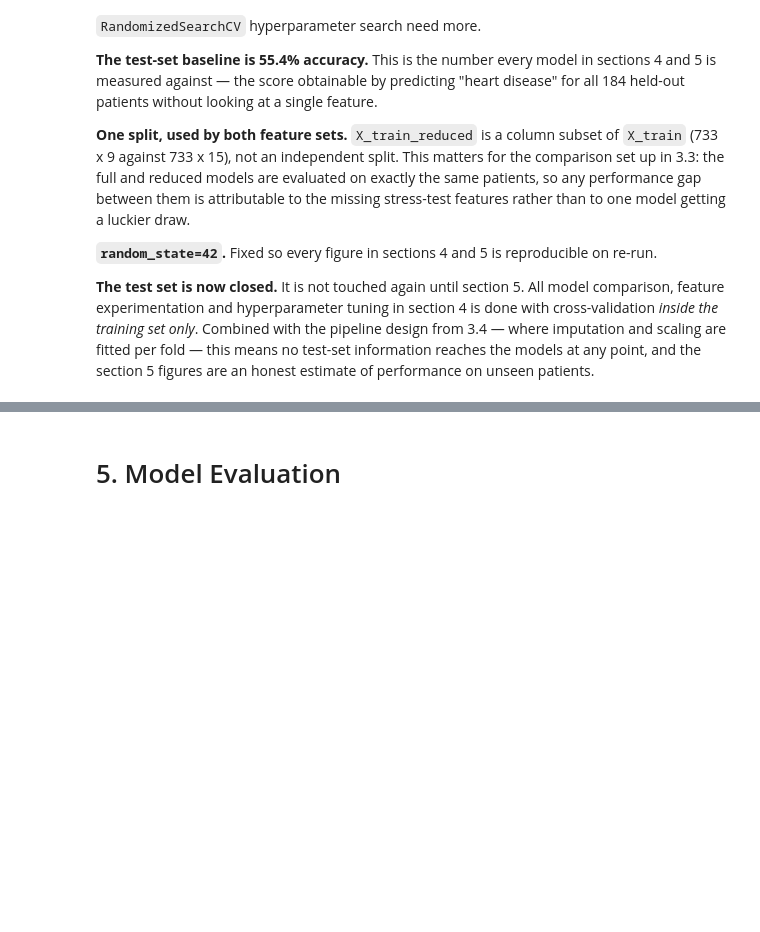
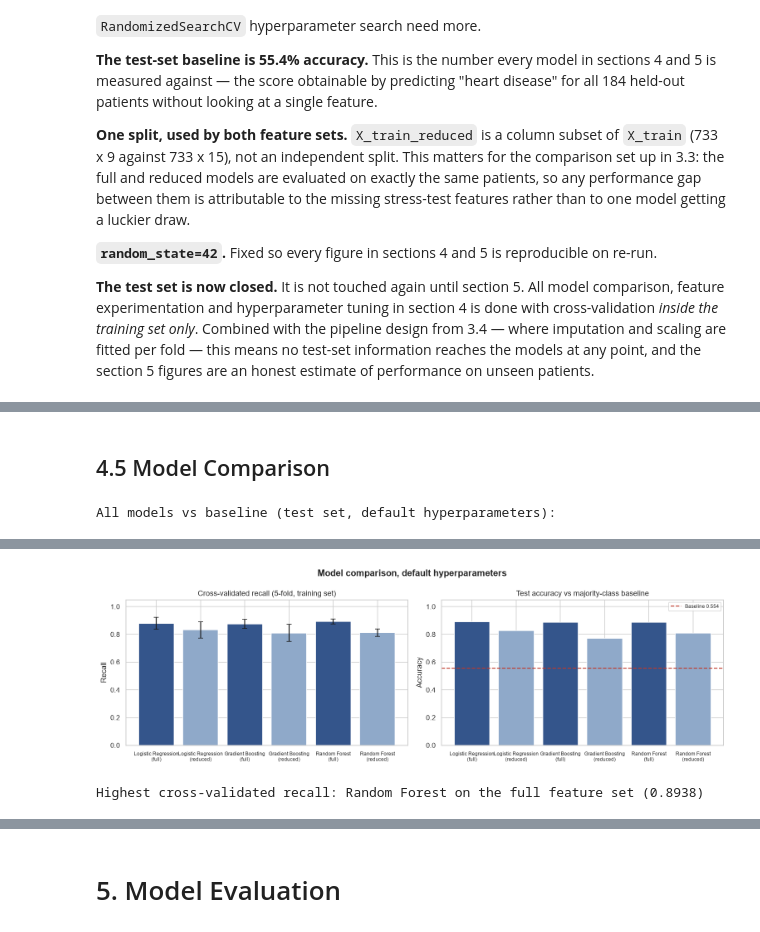
Before and after one commit to AkshayPrakash13892/HeartSaver, a Jupyter notebook: HeartSaver.ipynb, the cells around one changed output, grey strips where cells are left out. Drawn from its saved outputs; the diff is of its cells as text; code cells hidden in the pictures; blank space fills up the shorter version.

Commit message:
Section 4 completed. Models trained and compared. Logistic Regression, Gradient Boosted Decision Trees and Random Forest have been trained.

```diff
--- a/HeartSaver.ipynb
+++ b/HeartSaver.ipynb
@@ -986,0 +1186,58 @@ Reduced set -- train: (733, 9)  test: (184, 9)
+# %% [markdown]
+## 4.5 Model Comparison
+# %%
+## Collect every model into one table, with the baseline as the first row so that
+## no score can be read without seeing what it has to beat.
+
+comparison = pd.DataFrame(results)
+
+baseline_row = pd.DataFrame([{
+    "Model": "Baseline (majority)", "Features": "-",
+    "CV recall": np.nan, "CV std": np.nan,
+    "Accuracy": BASELINE_ACCURACY, "Precision": BASELINE_ACCURACY,
+    "Recall": 1.0, "F1": 2 * BASELINE_ACCURACY / (1 + BASELINE_ACCURACY),
+    "ROC-AUC": 0.5,
+}])
+
+comparison = pd.concat([baseline_row, comparison], ignore_index=True)
+
+## Gain over the baseline is the number that actually matters
+comparison["Acc gain"] = comparison["Accuracy"] - BASELINE_ACCURACY
+
+print("All models vs baseline (test set, default hyperparameters):")
+display(comparison.round(4))
+
+## Visual comparison: CV recall drives model choice, accuracy shows the baseline gap
+fig, axes = plt.subplots(1, 2, figsize=(14, 4.5))
+
+models = comparison[comparison["Model"] != "Baseline (majority)"]
+labels = models["Model"] + "\n(" + models["Features"] + ")"
+colours = ["#34558B" if f == "full" else "#8FA9C9" for f in models["Features"]]
+
+axes[0].bar(labels, models["CV recall"], color=colours,
+            yerr=models["CV std"], capsize=4)
+axes[0].set_title("Cross-validated recall (5-fold, training set)")
+axes[0].set_ylabel("Recall")
+axes[0].set_ylim(0, 1.05)
+axes[0].tick_params(axis="x", labelsize=8)
+
+axes[1].bar(labels, models["Accuracy"], color=colours)
+axes[1].axhline(BASELINE_ACCURACY, color="#C0392B", linestyle="--",
+                label=f"Baseline {BASELINE_ACCURACY:.3f}")
+axes[1].set_title("Test accuracy vs majority-class baseline")
+axes[1].set_ylabel("Accuracy")
+axes[1].set_ylim(0, 1.05)
+axes[1].tick_params(axis="x", labelsize=8)
+axes[1].legend(fontsize=8)
+
+fig.suptitle("Model comparison, default hyperparameters", fontweight="bold")
+plt.tight_layout()
+plt.show()
+
+## Best model by the metric section 1 argued for
+best = comparison[comparison["Model"] != "Baseline (majority)"].sort_values(
+    "CV recall", ascending=False).iloc[0]
+print(f"Highest cross-validated recall: {best['Model']} on the {best['Features']} "
+      f"feature set ({best['CV recall']:.4f})")
+# %% [output]
+All models vs baseline (test set, default hyperparameters):
@@ -986,0 +1252,2 @@ Reduced set -- train: (733, 9)  test: (184, 9)
+[figure, added]
+Highest cross-validated recall: Random Forest on the full feature set (0.8938)
```
Also changed, not shown: parts of 21 cells of this notebook.
